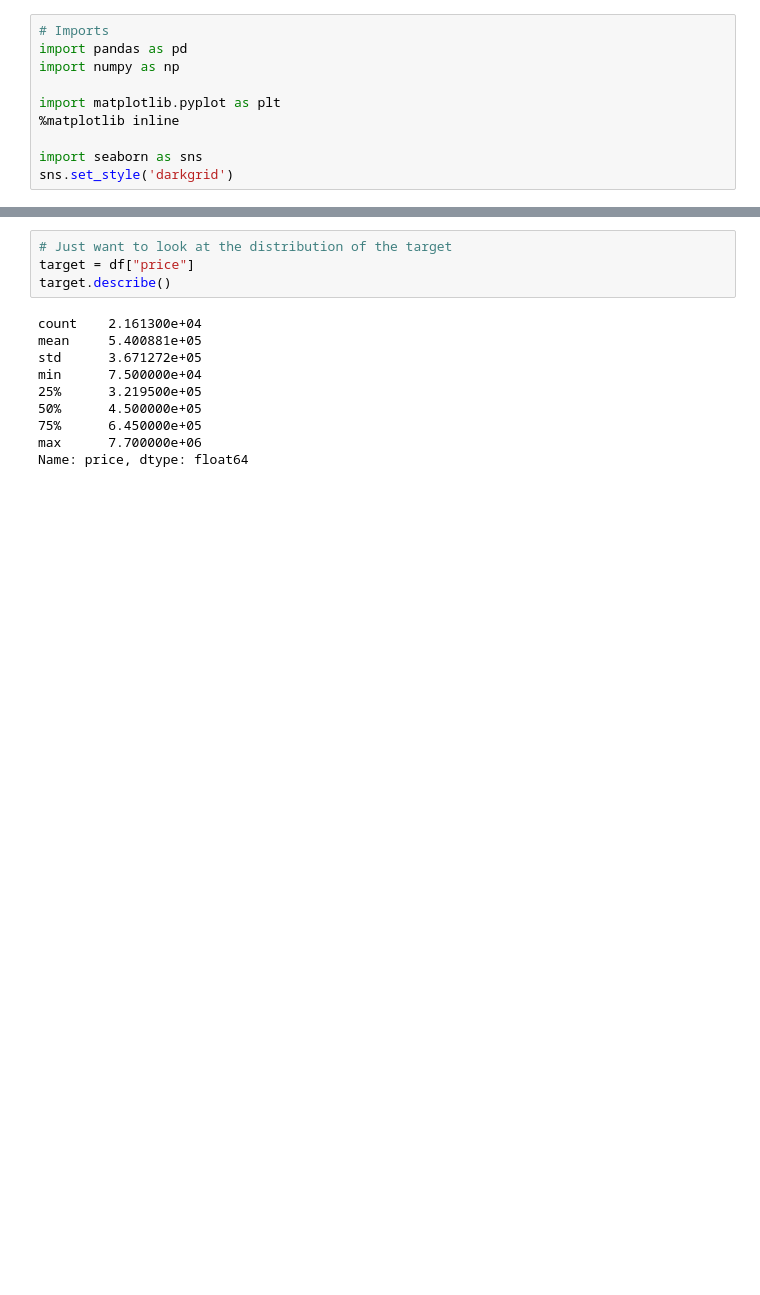
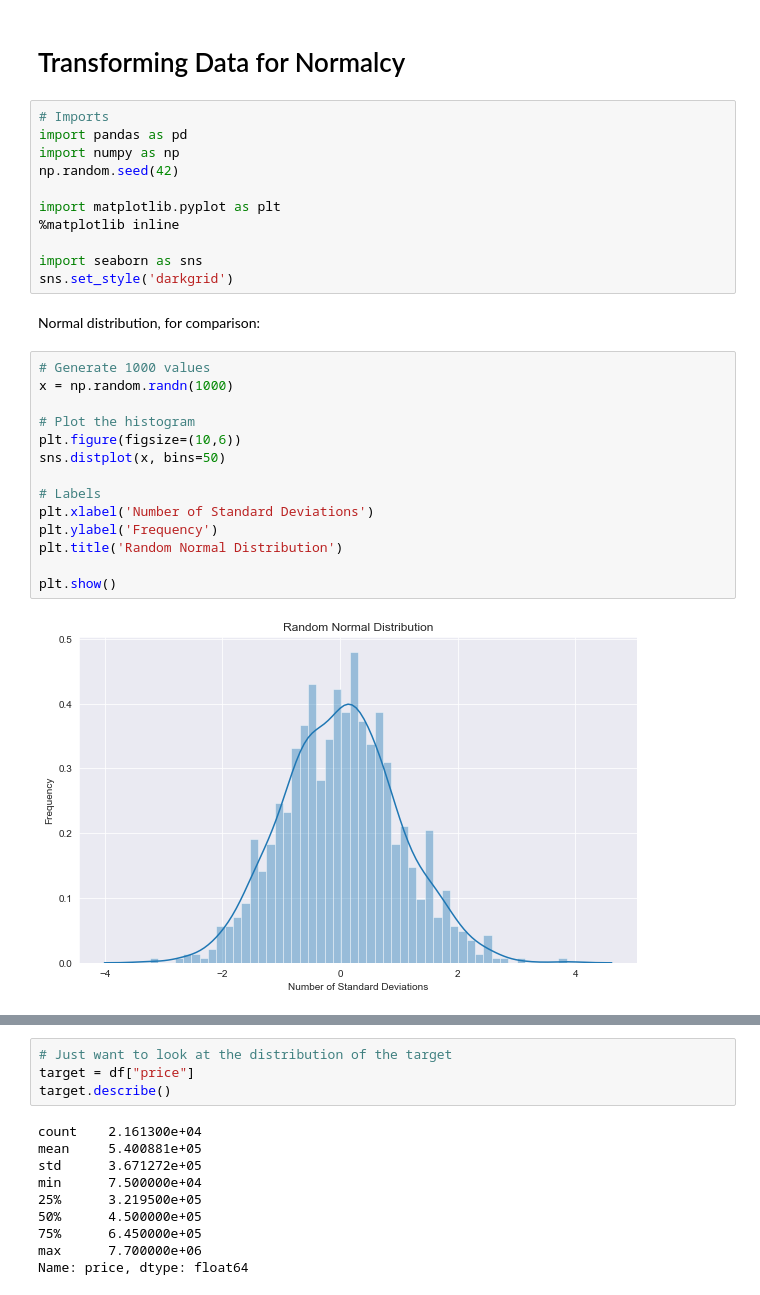
Before and after one commit to learn-co-students/transforming-data-for-normality-houston-ds-082619, a Jupyter notebook: Transforming-Data.ipynb, the cells around one changed output, grey strips where cells are left out. Drawn from its saved outputs; the diff is of its cells as text; blank space fills up the shorter version.

```diff
--- a/Transforming-Data.ipynb
+++ b/Transforming-Data.ipynb
@@ -1,13 +1,34 @@
+# %% [markdown]
+# Transforming Data for Normalcy
 # %%
 # Imports
 import pandas as pd
 import numpy as np
+np.random.seed(42)
 
 import matplotlib.pyplot as plt
 %matplotlib inline
 
 import seaborn as sns
 sns.set_style('darkgrid')
+# %% [markdown]
+Normal distribution, for comparison:
+# %%
+# Generate 1000 values
+x = np.random.randn(1000)
+
+# Plot the histogram
+plt.figure(figsize=(10,6))
+sns.distplot(x, bins=50)
+
+# Labels
+plt.xlabel('Number of Standard Deviations')
+plt.ylabel('Frequency')
+plt.title('Random Normal Distribution')
+
+plt.show()
+# %% [output]
+[figure, added]
 # %%
 # Reading in the King County data
 df = pd.read_csv("kc_house_data.csv")
```
Also changed, not shown: parts of 3 cells of this notebook.
